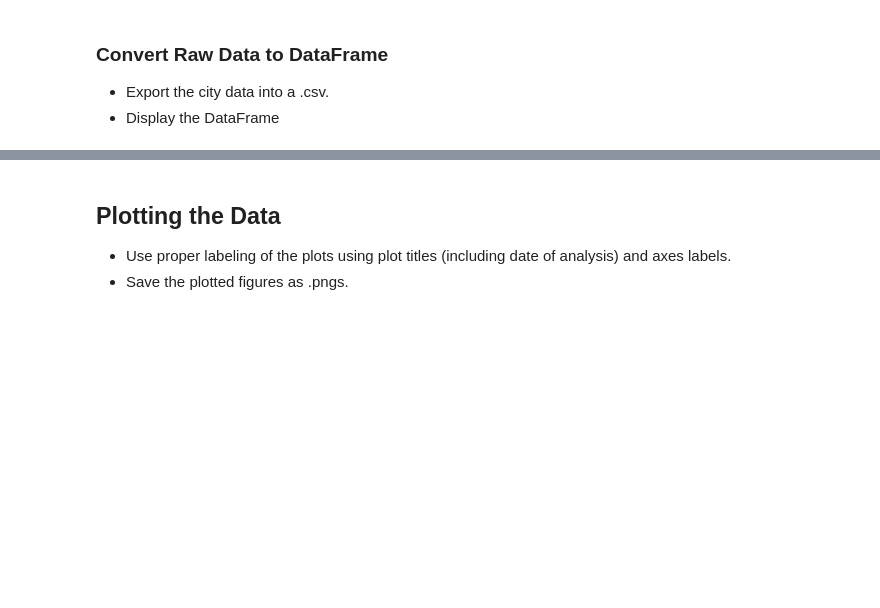
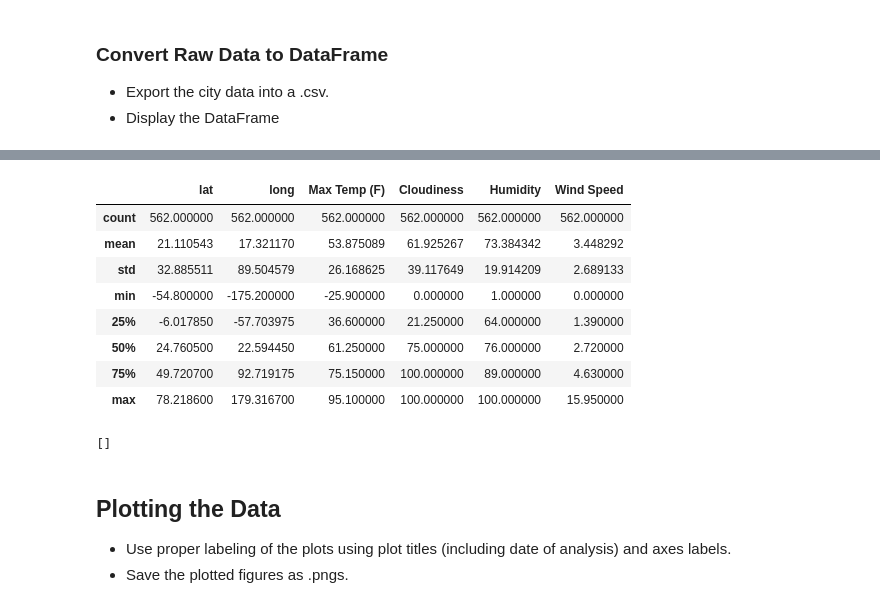
Before and after one commit to randallwvr90/python-api-challenge, a Jupyter notebook: WeatherPy.ipynb, the cells around one changed output, grey strips where cells are left out. Drawn from its saved outputs; the diff is of its cells as text; code cells hidden in the pictures; blank space fills up the shorter version.

```diff
--- a/WeatherPy.ipynb
+++ b/WeatherPy.ipynb
@@ -185,3 +148,24 @@ Int64Index([], dtype='int64')
+# %%
+weatherDF.describe()
+# %% [output]
+|  | lat | long | Max Temp (F) | Cloudiness | Humidity | Wind Speed |
+| count | 562.000000 | 562.000000 | 562.000000 | 562.000000 | 562.000000 | 562.000000 |
+| mean | 21.110543 | 17.321170 | 53.875089 | 61.925267 | 73.384342 | 3.448292 |
+| std | 32.885511 | 89.504579 | 26.168625 | 39.117649 | 19.914209 | 2.689133 |
+| min | -54.800000 | -175.200000 | -25.900000 | 0.000000 | 1.000000 | 0.000000 |
+| 25% | -6.017850 | -57.703975 | 36.600000 | 21.250000 | 64.000000 | 1.390000 |
+| 50% | 24.760500 | 22.594450 | 61.250000 | 75.000000 | 76.000000 | 2.720000 |
+| 75% | 49.720700 | 92.719175 | 75.150000 | 100.000000 | 89.000000 | 4.630000 |
+| max | 78.218600 | 179.316700 | 95.100000 | 100.000000 | 100.000000 | 15.950000 |
+# %%
+# Get the indices of cities that have humidity over 100%.
+# None of them do (see the weatherDF description above), but here's how I would do it
+indices = weatherDF.index
+badIndices = indices[weatherDF['Humidity'] > 100]
+badIndexList = badIndices.tolist()
+print(badIndexList)
+# %% [output]
+[]
 # %% [markdown]
 ## Plotting the Data
 * Use proper labeling of the plots using plot titles (including date of analysis) and axes labels.
```
Also changed, not shown: parts of 9 cells of this notebook, 1 other file.
